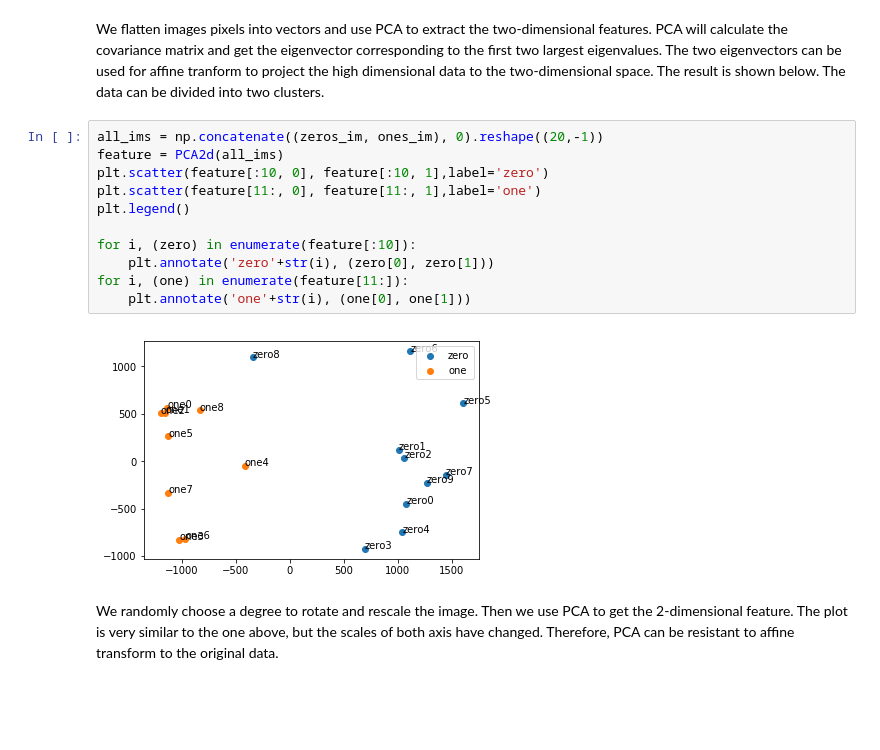
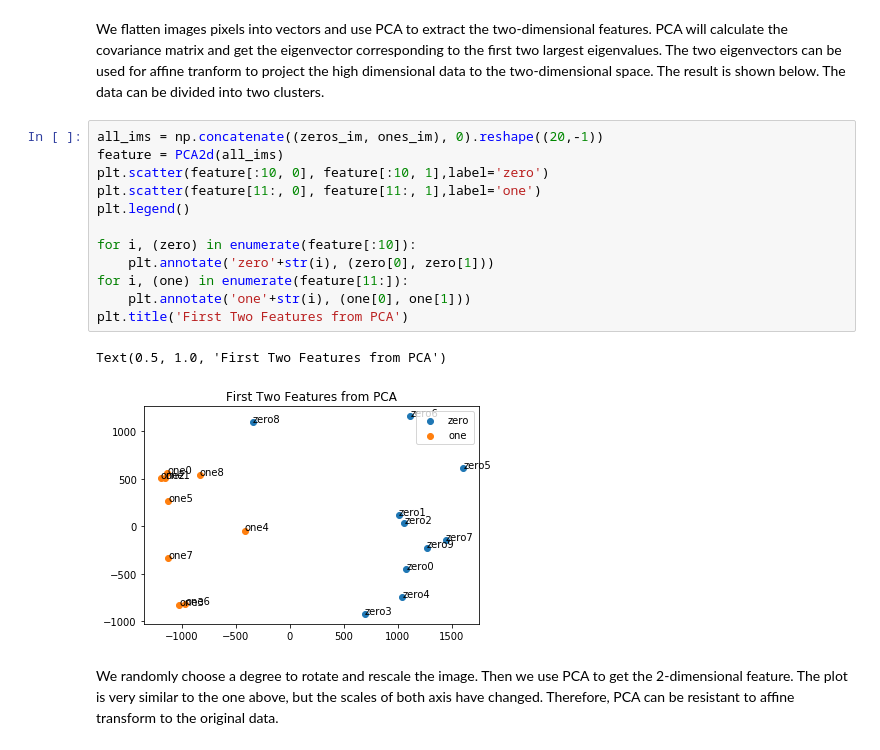
Before and after one commit to zhaodongsun/image_analysis_pattern_recognition, a Jupyter notebook: labs/lab_02_object_description.ipynb, the cells around one changed output. Saved outputs shown, nothing was run; the diff lists cells and outputs as text; blank space fills up the shorter version.

```diff
--- a/labs/lab_02_object_description.ipynb
+++ b/labs/lab_02_object_description.ipynb
@@ -298,16 +298,18 @@ We flatten images pixels into vectors and use PCA to extract the two-dimensional
 # %%
 all_ims = np.concatenate((zeros_im, ones_im), 0).reshape((20,-1))
 feature = PCA2d(all_ims)
 plt.scatter(feature[:10, 0], feature[:10, 1],label='zero')
 plt.scatter(feature[11:, 0], feature[11:, 1],label='one')
 plt.legend()
 
 for i, (zero) in enumerate(feature[:10]):
     plt.annotate('zero'+str(i), (zero[0], zero[1]))
 for i, (one) in enumerate(feature[11:]):
     plt.annotate('one'+str(i), (one[0], one[1]))
+plt.title('First Two Features from PCA')
 # %% [output]
+Text(0.5, 1.0, 'First Two Features from PCA')
-[figure, old version]
+[figure, new version]
 # %% [markdown]
 We randomly choose a degree to rotate and rescale the image. Then we use PCA to get the 2-dimensional feature. The plot is very similar to the one above, but the scales of both axis have changed. Therefore, PCA can be resistant to affine transform to the original data.
 # %%
```
Also changed, not shown: parts of 15 cells of this notebook, 1 other file.
